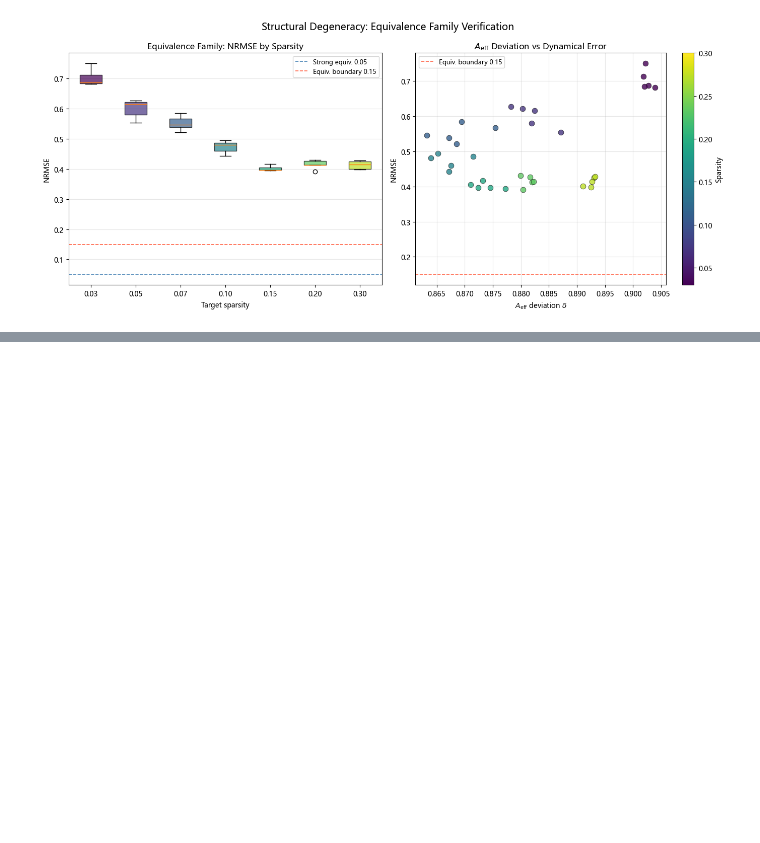
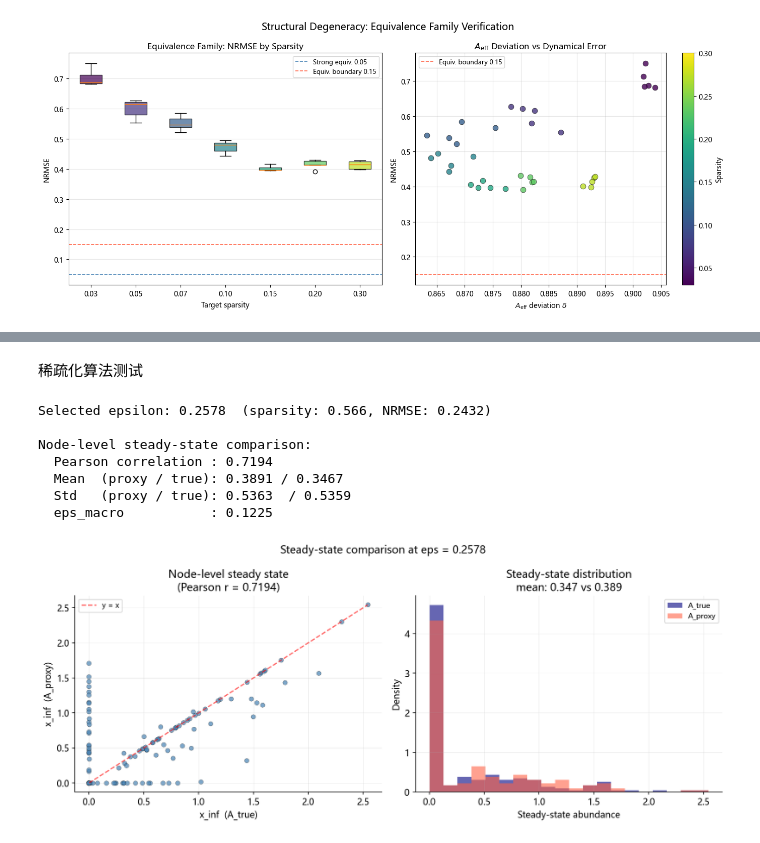
Before and after one commit to xuanchen-liu-97/network-structure-degeneracy, a Jupyter notebook: StrucDegen2_boundary.ipynb, the cells around one changed output, grey strips where cells are left out. Drawn from its saved outputs; the diff is of its cells as text; code cells hidden in the pictures; blank space fills up the shorter version.

```diff
--- a/StrucDegen2_boundary.ipynb
+++ b/StrucDegen2_boundary.ipynb
@@ -969,0 +1441,66 @@ Equiv. network (sparsity=30%)           0.398479
+# %% [markdown]
+稀疏化算法测试
+# %%
+# 从 perc_records 里找到 eps 最接近 0.2578 的那个 A_proxy
+target_eps = 0.2578
+rec = min(perc_records, key=lambda r: abs(r['epsilon'] - target_eps))
+A_proxy_0257 = rec['A_sparse']
+print(f"Selected epsilon: {rec['epsilon']:.4f}  "
+      f"(sparsity: {rec['sparsity']:.3f}, NRMSE: {rec['nrmse']:.4f})")
+
+# 统一初始条件
+init_state = X_obs[0]
+
+# 计算稳态序参量
+phi_proxy, x_inf_proxy = compute_order_parameter_LV(
+    A_proxy_0257, model, T_steady=300, init_state=init_state
+)
+phi_true, x_inf_true = compute_order_parameter_LV(
+    A_true, model, T_steady=300, init_state=init_state
+)
+
+# 节点级别对比
+node_corr = np.corrcoef(x_inf_proxy, x_inf_true)[0, 1]
+print(f"\nNode-level steady-state comparison:")
+print(f"  Pearson correlation : {node_corr:.4f}")
+print(f"  Mean  (proxy / true): {np.mean(x_inf_proxy):.4f} / {np.mean(x_inf_true):.4f}")
+print(f"  Std   (proxy / true): {np.std(x_inf_proxy):.4f}  / {np.std(x_inf_true):.4f}")
+print(f"  eps_macro           : {abs(phi_proxy - phi_true) / abs(phi_true):.4f}")
+
+# 可视化节点级别稳态分布
+fig, axes = plt.subplots(1, 2, figsize=(12, 5))
+
+# 左：散点图（每个点是一个节点）
+axes[0].scatter(x_inf_true, x_inf_proxy, s=30, alpha=0.7, color='steelblue',
+                edgecolors='k', lw=0.3)
+lims = [min(x_inf_true.min(), x_inf_proxy.min()),
+        max(x_inf_true.max(), x_inf_proxy.max())]
+axes[0].plot(lims, lims, 'r--', lw=1.5, alpha=0.6, label='y = x')
+axes[0].set_xlabel('x_inf  (A_true)')
+axes[0].set_ylabel('x_inf  (A_proxy)')
+axes[0].set_title(f'Node-level steady state\n(Pearson r = {node_corr:.4f})')
+axes[0].legend(fontsize=9)
+axes[0].grid(True, alpha=0.3)
+
+# 右：分布直方图
+axes[1].hist(x_inf_true,  bins=20, alpha=0.6, color='navy',    label='A_true',  density=True)
+axes[1].hist(x_inf_proxy, bins=20, alpha=0.6, color='tomato',  label='A_proxy', density=True)
+axes[1].set_xlabel('Steady-state abundance')
+axes[1].set_ylabel('Density')
+axes[1].set_title(f'Steady-state distribution\n'
+                  f'mean: {np.mean(x_inf_true):.3f} vs {np.mean(x_inf_proxy):.3f}')
+axes[1].legend(fontsize=9)
+axes[1].grid(True, alpha=0.3)
+
+plt.suptitle(f'Steady-state comparison at eps = {rec["epsilon"]:.4f}', fontsize=13)
+plt.tight_layout()
+plt.show()
+# %% [output]
+Selected epsilon: 0.2578  (sparsity: 0.566, NRMSE: 0.2432)
+
+Node-level steady-state comparison:
+  Pearson correlation : 0.7194
+  Mean  (proxy / true): 0.3891 / 0.3467
+  Std   (proxy / true): 0.5363  / 0.5359
+  eps_macro           : 0.1225
+[figure, added]
```
Also changed, not shown: parts of 41 cells of this notebook, 2 other files.
